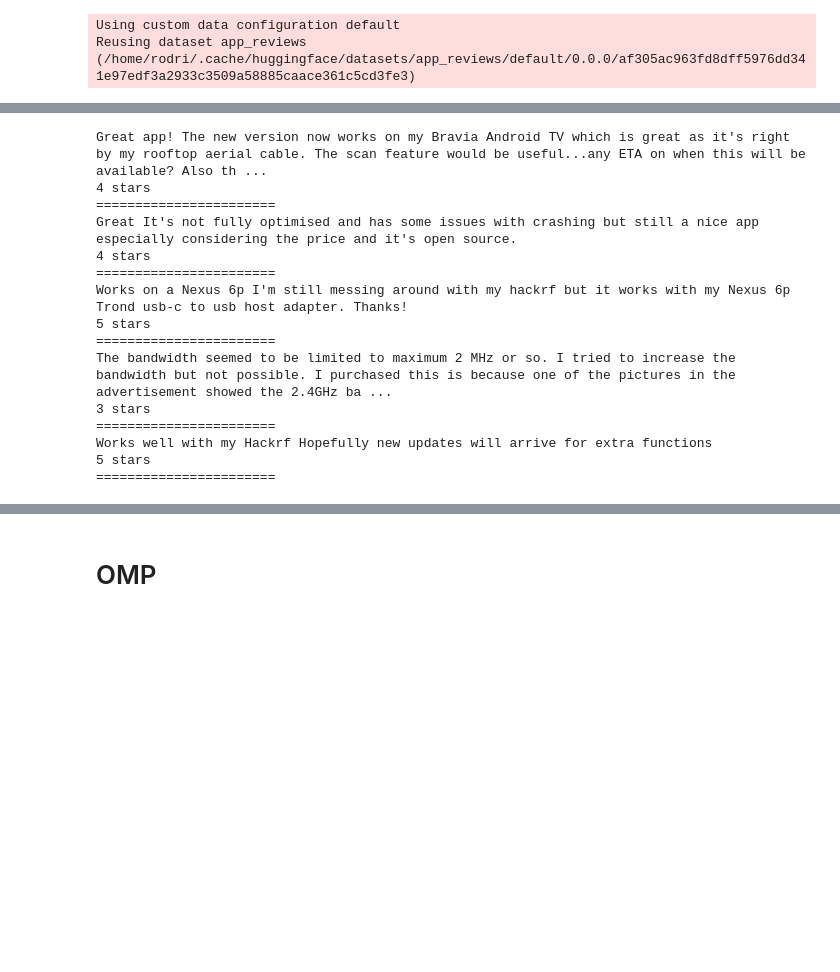
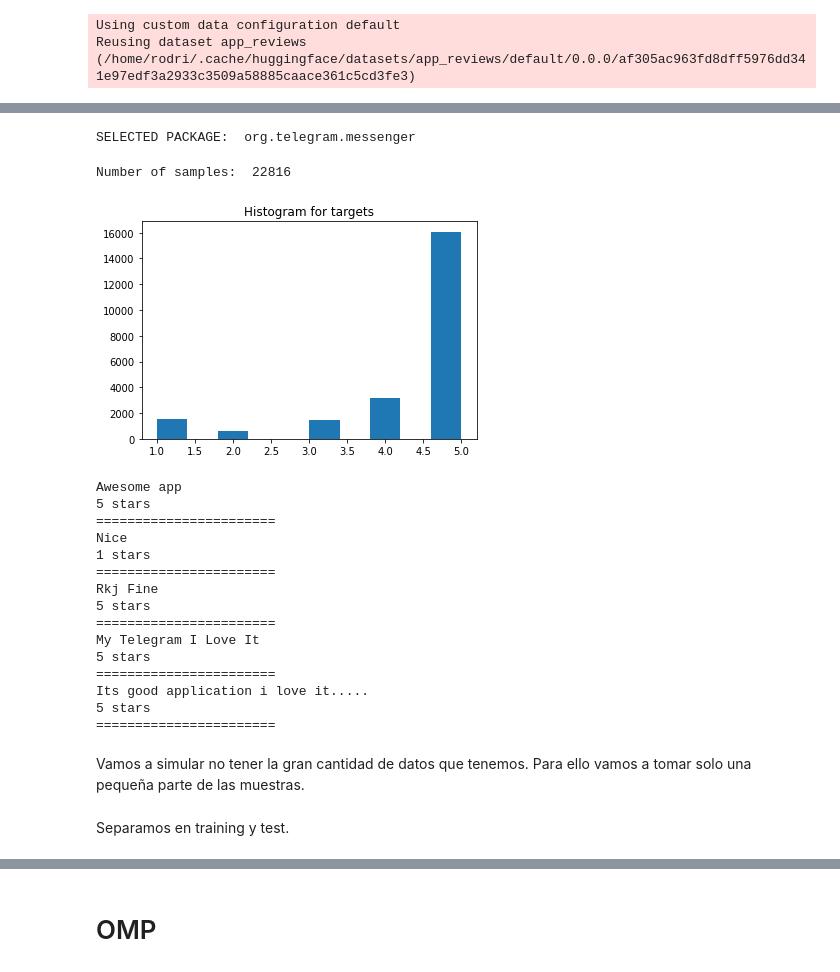
Before and after one commit to RodSernaPerez/koala, a Jupyter notebook: notebooks/compressive sampling regression.ipynb, the cells around one changed output, grey strips where cells are left out. Saved outputs shown, nothing was run; the diff lists cells and outputs as text; code cells hidden in the pictures; blank space fills up the shorter version.

```diff
--- a/notebooks/compressive sampling regression.ipynb
+++ b/notebooks/compressive sampling regression.ipynb
@@ -24,25 +56,41 @@ def lemmatizer(text):
+# %%
+package = 'org.telegram.messenger'
+print("SELECTED PACKAGE: ", package)
+texts_of_package = [i for i, x in enumerate(dataset["train"]["package_name"]) if x == package]
+# %% [output]
+SELECTED PACKAGE:  org.telegram.messenger
 # %%
-texts = dataset['train']['review']
-targets = dataset['train']['star']
+texts = np.asarray(dataset['train']['review'])[texts_of_package]
+targets = np.asarray(dataset['train']['star'])[texts_of_package]
+print("Number of samples: ", len(texts))
+# %% [output]
+Number of samples:  22816
+# %%
+plt.hist(targets)
+plt.title("Histogram for targets");
+# %% [output]
+[figure, added]
 # %%
 for i in range(5):
     print(texts[i])
     print(f"{targets[i]} stars")
     print("=======================")
 # %% [output]
-Great app! The new version now works on my Bravia Android TV which is great as it's right by my rooftop aerial cable. The scan feature would be useful...any ETA on when this will be available? Also th ...
-4 stars
-=======================
-Great It's not fully optimised and has some issues with crashing but still a nice app  especially considering the price and it's open source.
-4 stars
-=======================
-Works on a Nexus 6p I'm still messing around with my hackrf but it works with my Nexus 6p  Trond usb-c to usb host adapter. Thanks!
+Awesome app
 5 stars
 =======================
-The bandwidth seemed to be limited to maximum 2 MHz or so. I tried to increase the bandwidth but not possible. I purchased this is because one of the pictures in the advertisement showed the 2.4GHz ba ...
-3 stars
+Nice
+1 stars
 =======================
-Works well with my Hackrf Hopefully new updates will arrive for extra functions
+Rkj Fine
 5 stars
 =======================
+My Telegram I Love It
+5 stars
+=======================
+Its good application i love it.....
+5 stars
+=======================
+# %% [markdown]
+Vamos a simular no tener la gran cantidad de datos que tenemos. Para ello vamos a tomar solo una pequeña parte de las muestras.
 # %%
@@ -51,3 +99,5 @@ n_samples_test = 80_000
+# %% [markdown]
+Separamos en training y test.
 # %%
 from sklearn.model_selection import train_test_split
 texts_train, texts_test, y_train, y_test = train_test_split(texts, targets, train_size=n_samples_train, test_size=n_samples_test)
```
Also changed, not shown: parts of 35 cells of this notebook, 9 other files.
